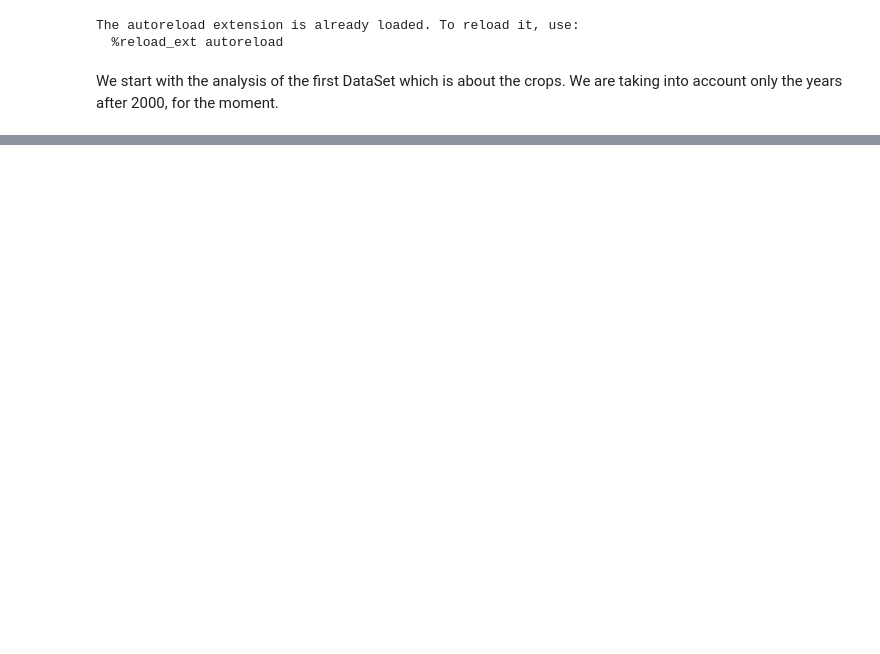
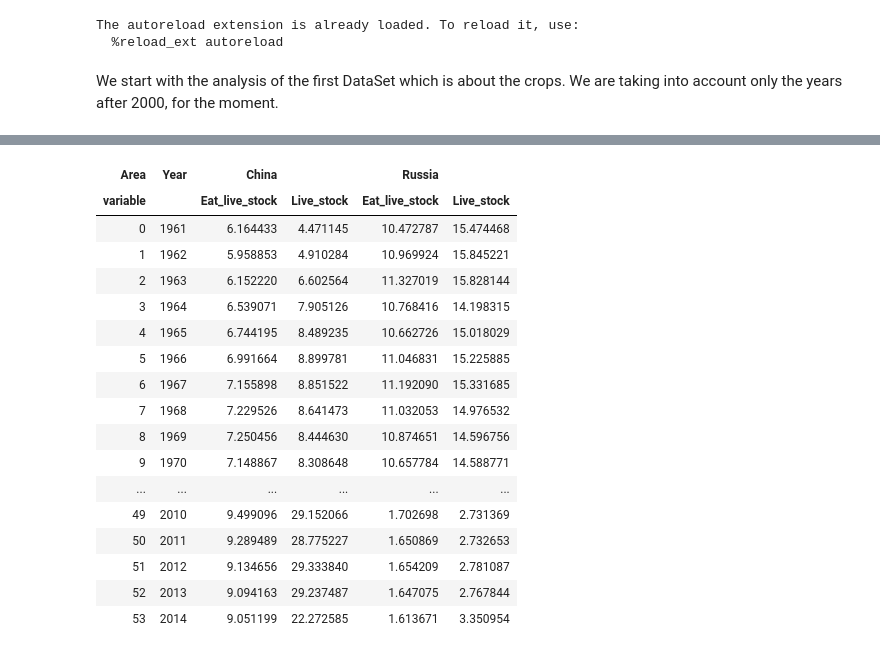
Before and after one commit to GabboM/ADA_Project, a Jupyter notebook: Visualization.ipynb, the cells around one changed output, grey strips where cells are left out. Drawn from its saved outputs; the diff is of its cells as text; code cells hidden in the pictures; blank space fills up the shorter version.

```diff
--- a/Visualization.ipynb
+++ b/Visualization.ipynb
@@ -34,3 +34,10 @@ df2 = pd.DataFrame(np.array([['ita', "2", 100, 102],['ita', "3", 105, 110], ['ge
 df2 = compare_different_country(df2, country=["ita","ger"], feature=["A","B"], plot=True)
 # %% [output]
 [interactive output not drawn]
+# %%
+complete = pd.read_pickle("complete.pkl")
+# %%
+complete = complete.rename(columns={"YEAR":"Year"})
+# %%
+compare_different_country(complete, country=["China","Russia"], feature=["Live_stock","Eat_live_stock"], plot=True)
+# %% [output]
@@ -36,0 +45,18 @@ df2 = compare_different_country(df2, country=["ita","ger"], feature=["A","B"], p
+| Area | Year | China |  | Russia |  |
+| variable |  | Eat_live_stock | Live_stock | Eat_live_stock | Live_stock |
+| 0 | 1961 | 6.164433 | 4.471145 | 10.472787 | 15.474468 |
+| 1 | 1962 | 5.958853 | 4.910284 | 10.969924 | 15.845221 |
+| 2 | 1963 | 6.152220 | 6.602564 | 11.327019 | 15.828144 |
+| 3 | 1964 | 6.539071 | 7.905126 | 10.768416 | 14.198315 |
+| 4 | 1965 | 6.744195 | 8.489235 | 10.662726 | 15.018029 |
+| 5 | 1966 | 6.991664 | 8.899781 | 11.046831 | 15.225885 |
+| 6 | 1967 | 7.155898 | 8.851522 | 11.192090 | 15.331685 |
+| 7 | 1968 | 7.229526 | 8.641473 | 11.032053 | 14.976532 |
+| 8 | 1969 | 7.250456 | 8.444630 | 10.874651 | 14.596756 |
+| 9 | 1970 | 7.148867 | 8.308648 | 10.657784 | 14.588771 |
+| ... | ... | ... | ... | ... | ... |
+| 49 | 2010 | 9.499096 | 29.152066 | 1.702698 | 2.731369 |
+| 50 | 2011 | 9.289489 | 28.775227 | 1.650869 | 2.732653 |
+| 51 | 2012 | 9.134656 | 29.333840 | 1.654209 | 2.781087 |
+| 52 | 2013 | 9.094163 | 29.237487 | 1.647075 | 2.767844 |
+| 53 | 2014 | 9.051199 | 22.272585 | 1.613671 | 3.350954 |
```
Also changed, not shown: parts of 1 cell of this notebook.
